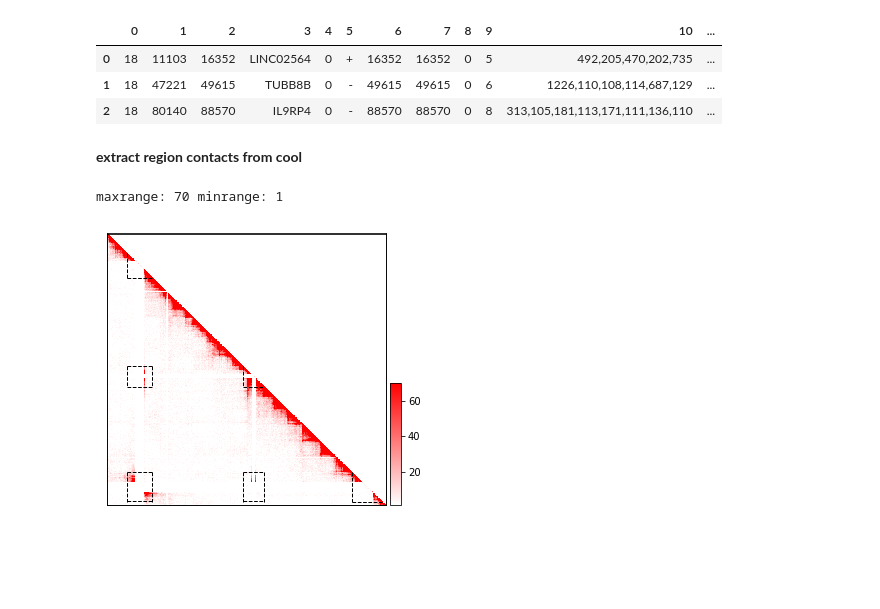
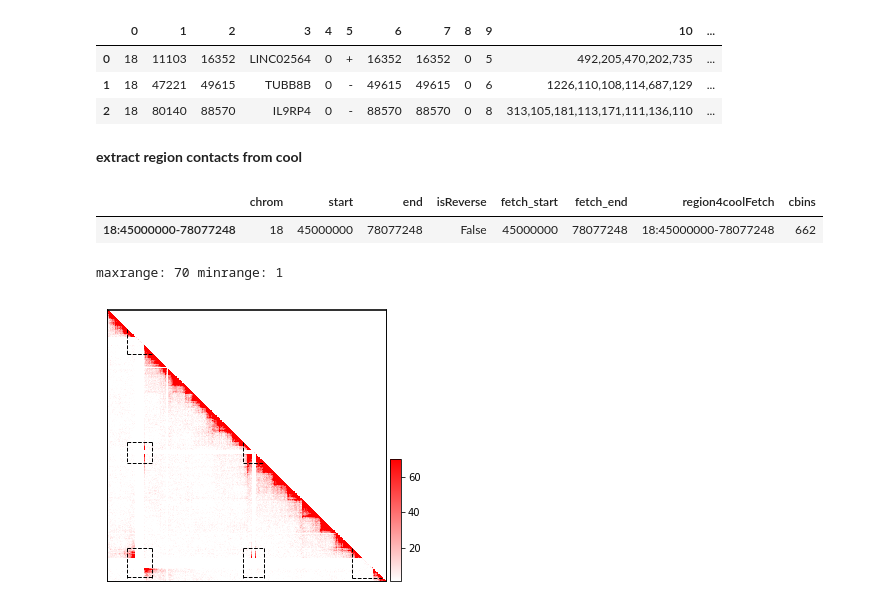
Before and after one commit to seqyuan/trackc, a Jupyter notebook: docs/examples/rearranged_interactions.ipynb, the cells around one changed output. Cells and saved outputs as stored; diff of their text form; code cells hidden in the pictures; blank space fills up the shorter version.

```diff
--- a/docs/examples/rearranged_interactions.ipynb
+++ b/docs/examples/rearranged_interactions.ipynb
@@ -80,6 +80,11 @@ norml = tc.tl.extractContactRegions(clr=HPDE6C7_chr18_50k, row_regions=full_regi
 tumor = tc.tl.extractContactRegions(clr=BxPC3_chr18_50k, row_regions=full_regions)
 tumor_mark = tc.tl.extractContactRegions(clr=BxPC3_chr18_25k, row_regions=mark_regions)
 tumor_zoom = tc.tl.extractContactRegions(clr=BxPC3_chr18_25k, row_regions=zoom_regions)
+# %%
+display(tumor.row_regions)
+# %% [output]
+|  | chrom | start | end | isReverse | fetch_start | fetch_end | region4coolFetch | cbins |
+| 18:45000000-78077248 | 18 | 45000000 | 78077248 | False | 45000000 | 78077248 | 18:45000000-78077248 | 662 |
 # %%
 fig, ax = plt.subplots(1, 1, figsize=(5, 5) )
 
```
Also changed, not shown: parts of 3 cells of this notebook, 36 other files.
